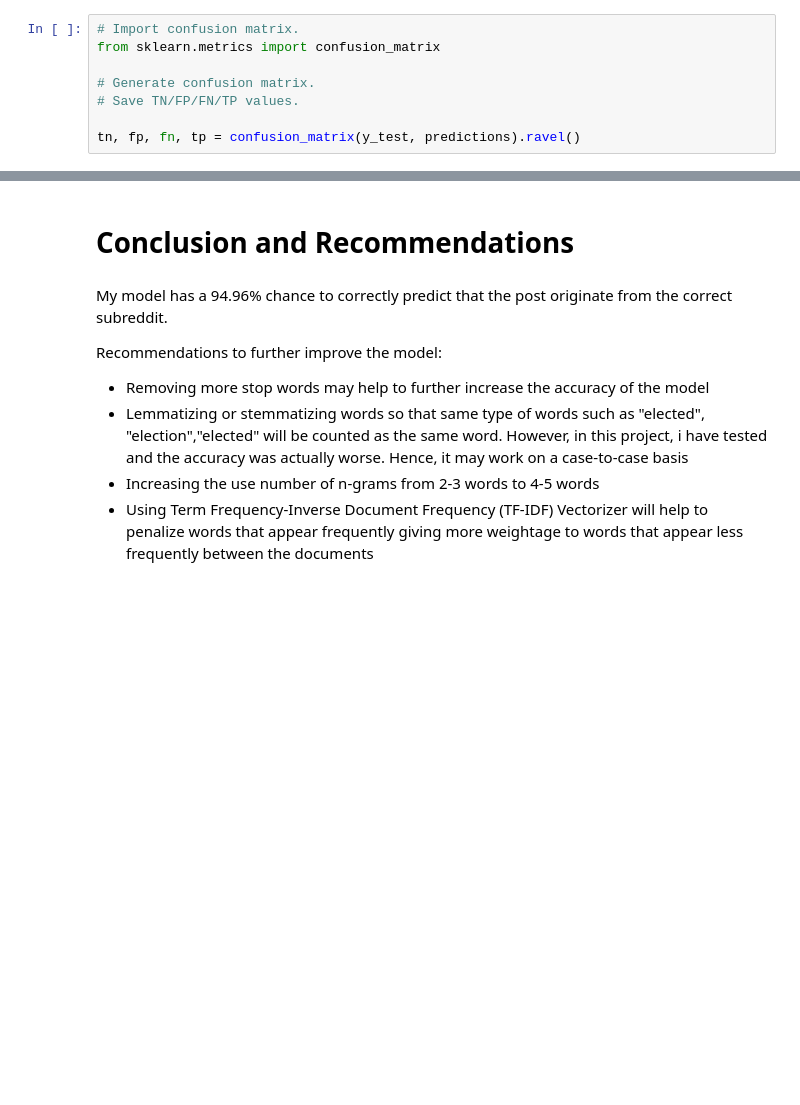
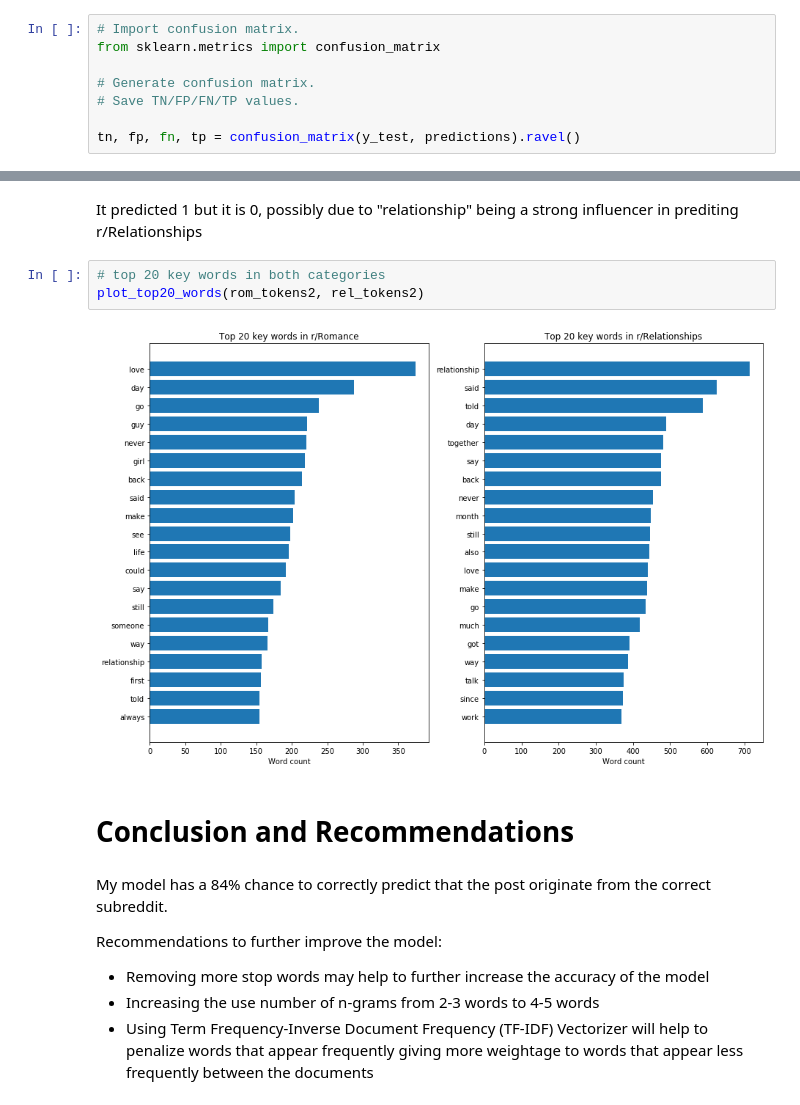
Before and after one commit to Jamie-Pok/DSI14, a Jupyter notebook: project_3/project3_part2.ipynb, the cells around one changed output, grey strips where cells are left out. Drawn from its saved outputs; the diff is of its cells as text; blank space fills up the shorter version.

```diff
--- a/project_3/project3_part2.ipynb
+++ b/project_3/project3_part2.ipynb
@@ -651,10 +721,16 @@ If we have an ROC AUC of 1, our positive and negative populations are perfectly
+# %% [markdown]
+It predicted 1 but it is 0, possibly due to "relationship" being a strong influencer in prediting r/Relationships
+# %%
+# top 20 key words in both categories
+plot_top20_words(rom_tokens2, rel_tokens2)
+# %% [output]
+[figure, added]
 # %% [markdown]
 # Conclusion and Recommendations
 # %% [markdown]
-My model has a 94.96% chance to correctly predict that the post originate from the correct subreddit. <br>
+My model has a 84% chance to correctly predict that the post originate from the correct subreddit. <br>
 
 Recommendations to further improve the model:<br>
 - Removing more stop words may help to further increase the accuracy of the model
-- Lemmatizing or stemmatizing words so that same type of words such as "elected", "election","elected" will be counted as the same word. However, in this project, i have tested and the accuracy was actually worse. Hence, it may work on a case-to-case basis
 - Increasing the use number of n-grams from 2-3 words to 4-5 words
 - Using Term Frequency-Inverse Document Frequency (TF-IDF) Vectorizer will help to penalize words that appear frequently giving more weightage to words that appear less frequently between the documents
```
Also changed, not shown: parts of 66 cells of this notebook, 3 other files.
